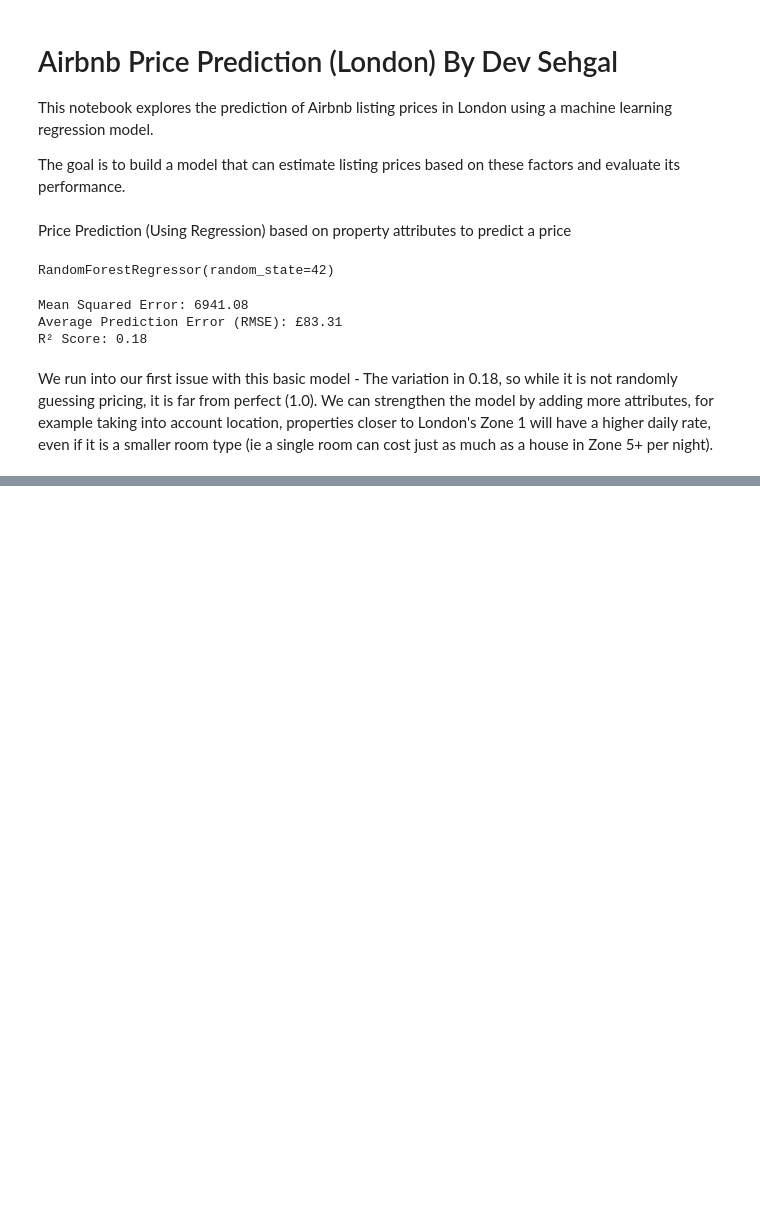
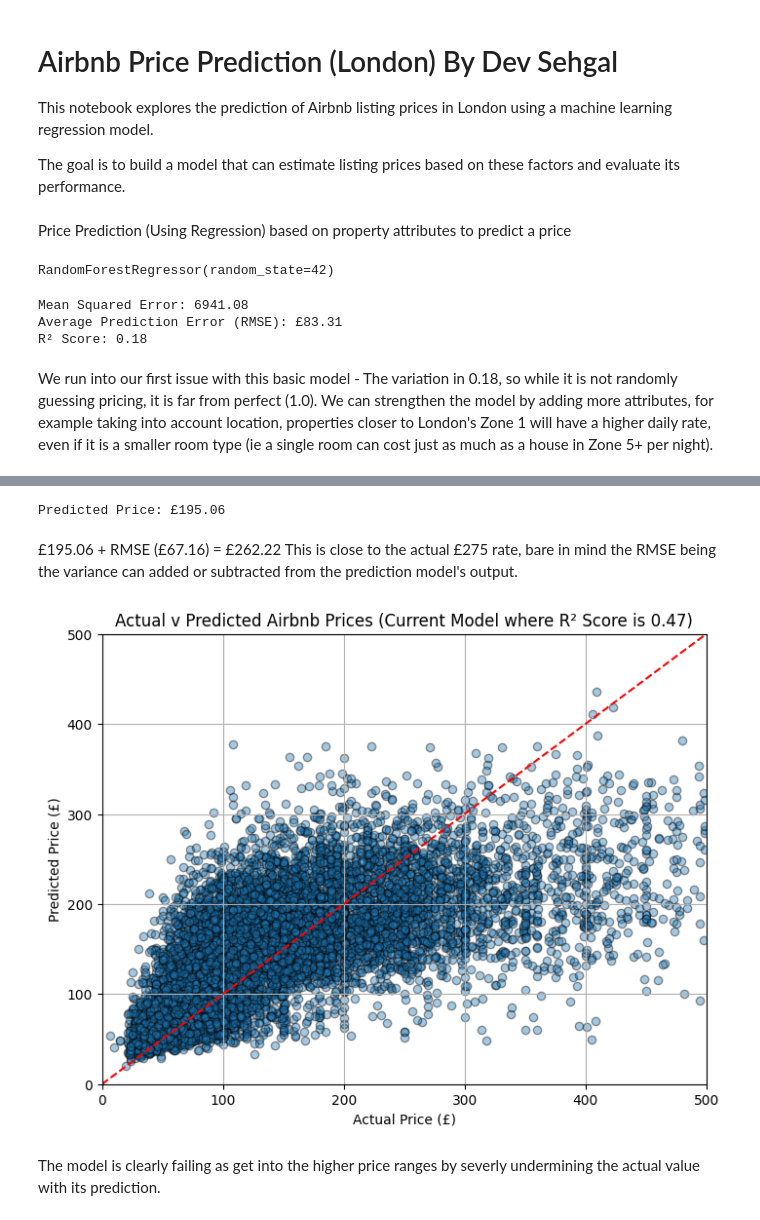
Before and after one commit to DevSTheDeveloper/airbnb-london-insights, a Jupyter notebook: airbnb.ipynb, the cells around one changed output, grey strips where cells are left out. Cells and saved outputs as stored; diff of their text form; code cells hidden in the pictures; blank space fills up the shorter version.

```diff
--- a/airbnb.ipynb
+++ b/airbnb.ipynb
@@ -96,0 +164,35 @@ print(f"R² Score: {r2:.2f}")
+# %%
+X_expensive = pd.DataFrame([{
+    "room_type_encoded": 0,  #Entire home/apt
+    "minimum_nights": 3,
+    "number_of_reviews": 67,
+    "availability_365": 11,
+    "latitude": 51.52197,
+    "longitude": -0.14035
+}])
+
+predicted_price_expensive = model.predict(X_expensive)[0]
+print(f"Predicted Price: £{predicted_price_expensive:.2f}")
+# %% [output]
+Predicted Price: £195.06
+# %% [markdown]
+£195.06 + RMSE (£67.16) = £262.22
+This is close to the actual £275 rate, bare in mind the RMSE being the variance can added or subtracted from
+the prediction model's output.
+# %%
+import matplotlib.pyplot as plt
+
+plt.figure(figsize=(8, 6))
+plt.scatter(y_test, y_pred, alpha=0.4, edgecolors='k')
+plt.plot([0, 500], [0, 500], 'r--')  # Reference line: perfect prediction
+plt.xlim(0, 500)
+plt.ylim(0, 500)
+plt.xlabel("Actual Price (£)")
+plt.ylabel("Predicted Price (£)")
+plt.title("Actual v Predicted Airbnb Prices (Current Model where R² Score is 0.47)")
+plt.grid(True)
+plt.show()
+# %% [output]
+[figure, added]
+# %% [markdown]
+The model is clearly failing as get into the higher price ranges by severly undermining the actual value with its prediction.
```
Also changed, not shown: parts of 13 cells of this notebook.
